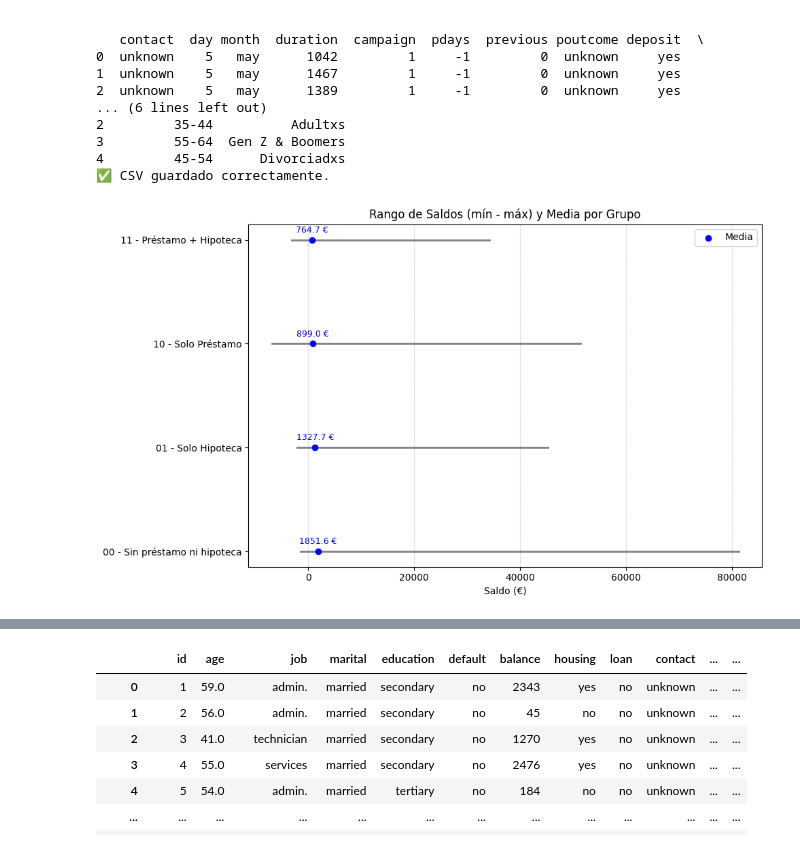
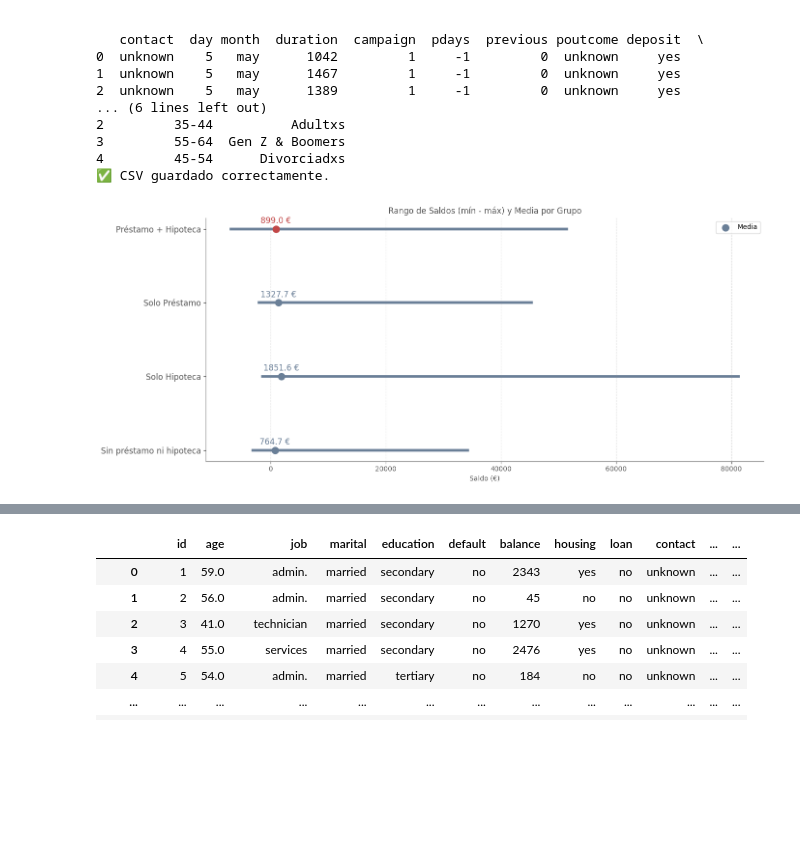
Before and after one commit to Lambda-14/Sim-Empresa, a Jupyter notebook: Equip_16/Borrador/Finanzas y riesgo crediticio/banca_22.09_finanzas_graficos.ipynb, the cells around one changed output, grey strips where cells are left out. Drawn from its saved outputs; the diff is of its cells as text; code cells hidden in the pictures; blank space fills up the shorter version.

```diff
--- a/Equip_16/Borrador/Finanzas y riesgo crediticio/banca_22.09_finanzas_graficos.ipynb
+++ b/Equip_16/Borrador/Finanzas y riesgo crediticio/banca_22.09_finanzas_graficos.ipynb
@@ -42,38 +42,66 @@ except Exception as e:
 df = df_bank.copy()
 
 df['Grupo'] = df.apply(lambda row:
-                       '00 - Sin préstamo ni hipoteca' if row['loan'] == 'no' and row['housing'] == 'no' else
-                       '01 - Solo Hipoteca' if row['loan'] == 'no' and row['housing'] == 'yes' else
-                       '10 - Solo Préstamo' if row['loan'] == 'yes' and row['housing'] == 'no' else
-                       '11 - Préstamo + Hipoteca', axis=1)
+                       'Sin préstamo ni hipoteca' if row['loan'] == 'no' and row['housing'] == 'no' else
+                       'Solo Hipoteca' if row['loan'] == 'no' and row['housing'] == 'yes' else
+                       'Solo Préstamo' if row['loan'] == 'yes' and row['housing'] == 'no' else
+                       'Préstamo + Hipoteca', axis=1)
 # %%
 import matplotlib.pyplot as plt
 import pandas as pd
 
-# Agregamos estadísticas por grupo
+# Estadísticas por grupo
 saldos_stats = df.groupby('Grupo')['balance'].agg(['min', 'max', 'mean']).reset_index()
 
-# Orden opcional por grupo
-orden = ['00 - Sin préstamo ni hipoteca', '01 - Solo Hipoteca', '10 - Solo Préstamo', '11 - Préstamo + Hipoteca']
+# Orden específico
+orden = ['Sin préstamo ni hipoteca', 'Solo Hipoteca', 'Solo Préstamo', 'Préstamo + Hipoteca']
 saldos_stats['Grupo'] = pd.Categorical(saldos_stats['Grupo'], categories=orden, ordered=True)
 saldos_stats = saldos_stats.sort_values('Grupo')
 
-# Plot
-plt.figure(figsize=(10, 6))
+# Paleta de colores
+mycolors = [ "#6a7f97", "#6a7f97","#6a7f97", "#c24747"]
+
+# Crear figura
+plt.figure(figsize=(14, 6))
+
 for i, row in saldos_stats.iterrows():
-    plt.plot([row['min'], row['max']], [i, i], color='gray', linewidth=2)
-    plt.scatter(row['mean'], i, color='blue', label='Media' if i == 0 else "", zorder=5)
+    # Línea del rango (mín-máx)
+    plt.plot([row['min'], row['max']], [i, i], color="#6a7f97", linewidth=4, zorder=1)
 
-    # Mostrar el valor de la media al lado del punto
-    plt.text(row['mean'], i + 0.05, f"{row['mean']:.1f} €", ha='center', va='bottom', fontsize=9, color='blue')
+    # Punto de la media
+    plt.scatter(row['mean'], i, color=mycolors[i], s=100, label='Media' if i == 0 else "", zorder=2)
 
-plt.yticks(range(len(saldos_stats)), saldos_stats['Grupo'])
-plt.xlabel('Saldo (€)')
-plt.title('Rango de Saldos (mín - máx) y Media por Grupo')
-plt.legend()
-plt.grid(axis='x', linestyle='--', alpha=0.5)
+    # Etiqueta de la media
+    plt.text(row['mean'], i + 0.05, f"{row['mean']:.1f} €", ha='center', va='bottom',
+             fontsize=12, color=mycolors[i], zorder=3)
+
+# Eje Y: nombres de grupos
+plt.yticks(range(len(saldos_stats)), saldos_stats['Grupo'], color='#555555', fontsize=12)
+
+# Eje X
+plt.xlabel('Saldo (€)', color='#555555')
+plt.xticks(color='#555555')
+
+# Título
+plt.title('Rango de Saldos (mín - máx) y Media por Grupo', color='#555555')
+
+# Estilo de cuadrícula
+plt.grid(axis='x', linestyle='--', alpha=0.5, color='#999999', zorder=0)
+
+# Espinas (bordes del gráfico)
+ax = plt.gca()
+ax.spines['top'].set_visible(False)
+ax.spines['right'].set_visible(False)
+ax.spines['left'].set_color('#555555')
+ax.spines['bottom'].set_color('#555555')
+
+# Mostrar leyenda solo una vez
+handles, labels = plt.gca().get_legend_handles_labels()
+if handles:
+    plt.legend(handles=[handles[0]], labels=[labels[0]], loc='upper right')
+
 plt.tight_layout()
 plt.show()
 # %% [output]
-[figure, old version]
+[figure, new version]
 # %%
```
Also changed, not shown: parts of 13 cells of this notebook, 4 other files.
